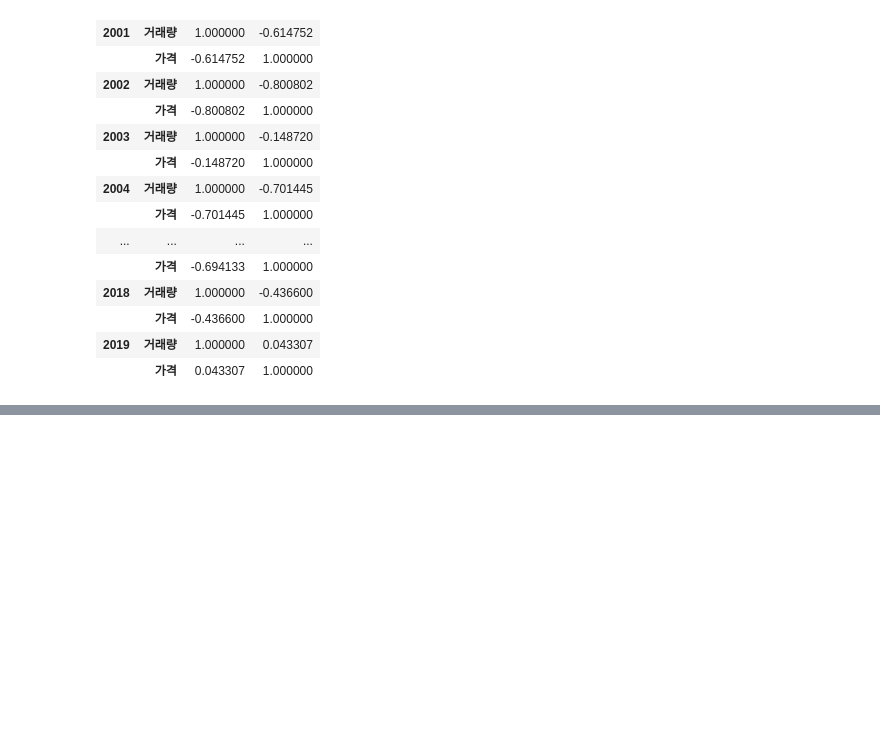
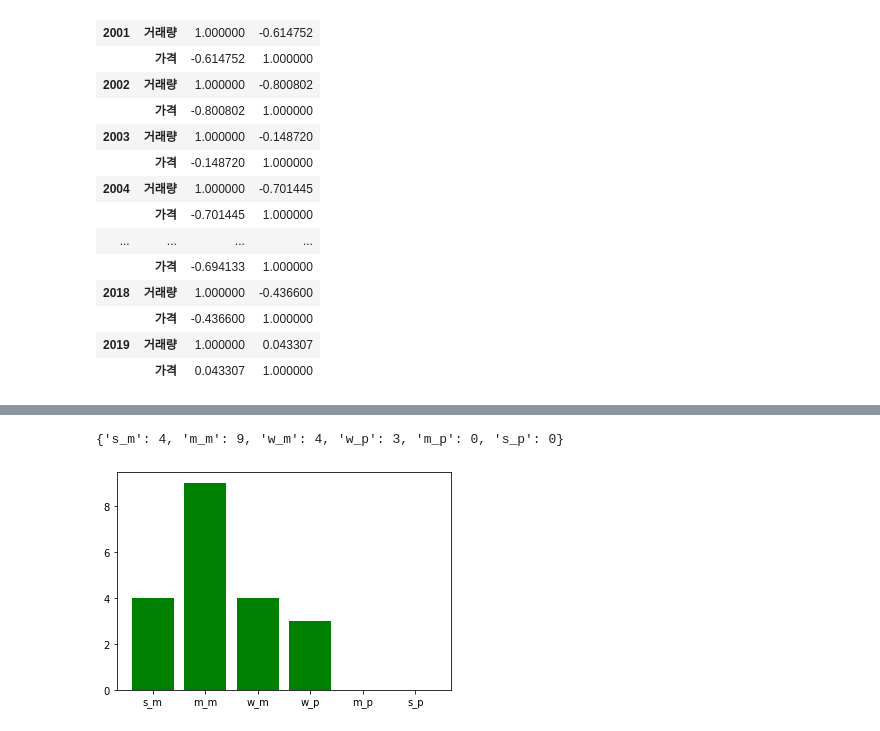
Before and after one commit to Ksejin/MJ_Capstone, a Jupyter notebook: sbs/양파_가격_공급량.ipynb, the cells around one changed output, grey strips where cells are left out. Drawn from its saved outputs; the diff is of its cells as text; code cells hidden in the pictures; blank space fills up the shorter version.

```diff
--- a/sbs/양파_가격_공급량.ipynb
+++ b/sbs/양파_가격_공급량.ipynb
@@ -137,0 +172,3 @@ result.groupby('year').corr()
+# %%
+sorted_cor = {k: v for k, v in sorted(cor_result.items(), key=lambda item: item[1])}
+sorted_cor
@@ -137,0 +196,20 @@ result.groupby('year').corr()
+# %%
+cor_dict = {'s_m':0, 'm_m':0, 'w_m':0, 'w_p':0, 'm_p':0, 's_p':0}
+for key, value in sorted_cor.items():
+    if value < -0.7:
+        cor_dict['s_m'] += 1
+    elif -0.7 <= value and value < -0.4:
+        cor_dict['m_m'] += 1
+    elif -0.4 <= value and value < 0:
+        cor_dict['w_m'] += 1
+    elif 0 <= value and value < 0.4:
+        cor_dict['w_p'] += 1
+    elif 0.4 <= value and value < 0.7:
+        cor_dict['m_p'] += 1
+    else:
+        cor_dict['s_p'] += 1
+plt.bar(cor_dict.keys(), cor_dict.values(), color='g')
+print(cor_dict)
+# %% [output]
+{'s_m': 4, 'm_m': 9, 'w_m': 4, 'w_p': 3, 'm_p': 0, 's_p': 0}
+[figure, added]
```
Also changed, not shown: parts of 4 cells of this notebook.
